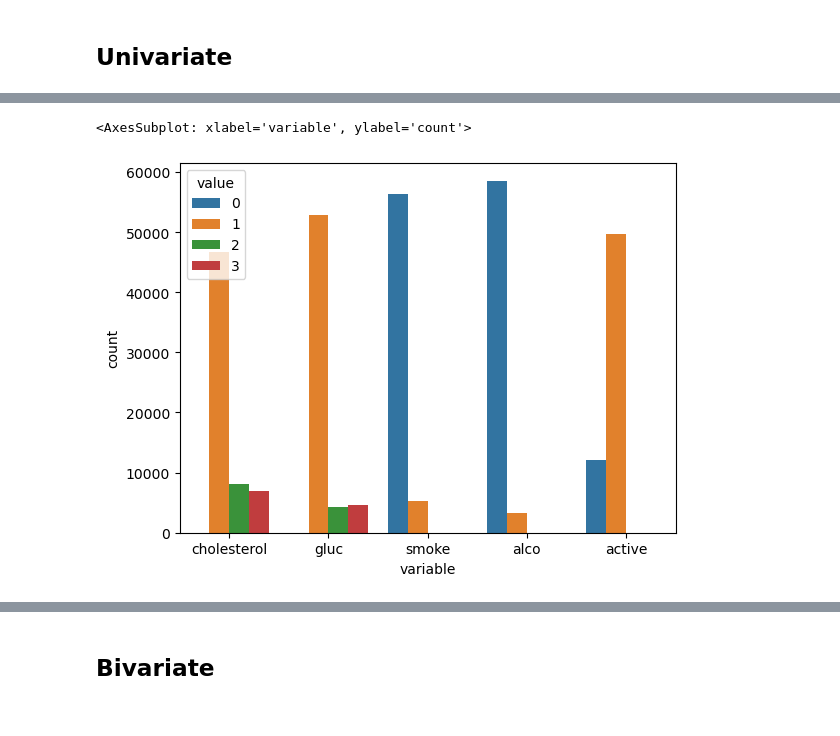
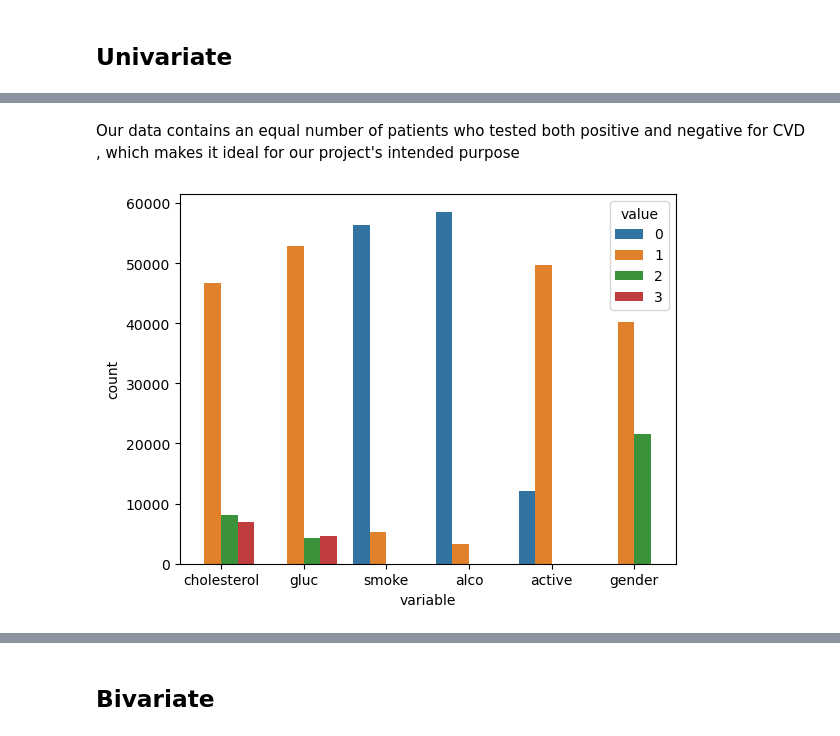
Before and after one commit to COMP3608-Big-Data/Cardiovascular-Disease-Prediction, a Jupyter notebook: the_gold_miners.ipynb, the cells around one changed output, grey strips where cells are left out. Saved outputs shown, nothing was run; the diff lists cells and outputs as text; code cells hidden in the pictures.

Commit message:
Update Visualisation and reasoning for plots

```diff
--- a/the_gold_miners.ipynb
+++ b/the_gold_miners.ipynb
@@ -732,7 +755,7 @@ plt.show()
+# %% [markdown]
+Our data contains an equal number of patients who tested both positive and negative for CVD , which makes it ideal for our project's intended purpose
 # %%
-df_categorical = df.loc[:,['cholesterol','gluc', 'smoke', 'alco', 'active']]
-sns.countplot(x="variable", hue="value",data= pd.melt(df_categorical))
-# this shows the socioeconomic factors that affect patients (some attributes that may lead to cvd)
+df_categorical = df_without_outliers.loc[:,['cholesterol','gluc', 'smoke', 'alco', 'active','gender']]
+sns.countplot(x="variable", hue="value",data= pd.melt(df_categorical));
 # %% [output]
-<AxesSubplot: xlabel='variable', ylabel='count'>
-[figure, old version]
+[figure, new version]
```
Also changed, not shown: parts of 52 cells of this notebook.
